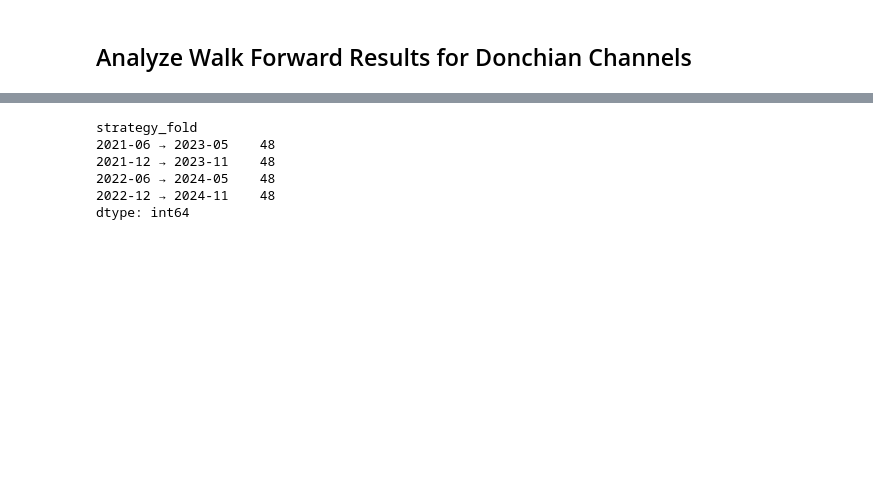
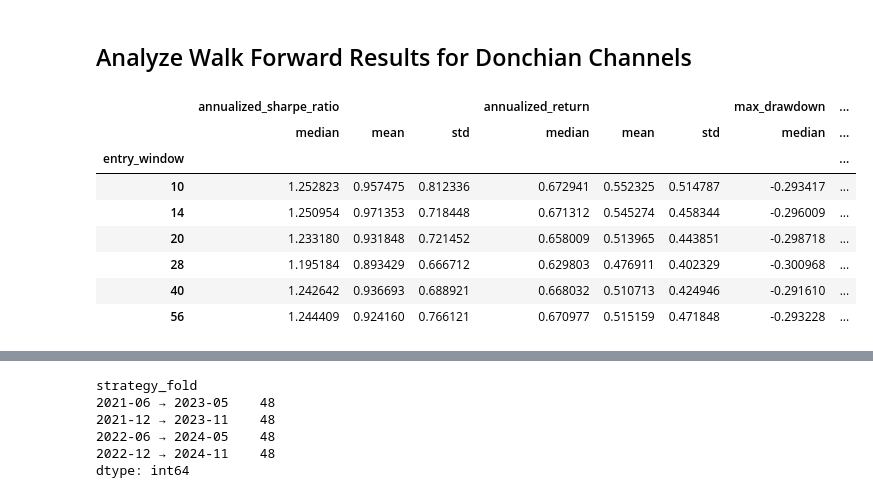
Before and after one commit to adheerchauhan/trend_following, a Jupyter notebook: Trend_Following_Parameter_Optimization_3.ipynb, the cells around one changed output, grey strips where cells are left out. Cells and saved outputs as stored; diff of their text form; code cells hidden in the pictures; blank space fills up the shorter version.

```diff
--- a/Trend_Following_Parameter_Optimization_3.ipynb
+++ b/Trend_Following_Parameter_Optimization_3.ipynb
@@ -1360,4 +1360,24 @@ df_performance.to_pickle('/Users/adheerchauhan/Documents/git/trend_following/tre
 # %%
-out_of_sample_cond = (df_performance['sampling_category'] == 'out_sample')
-df_performance_os = df_performance[out_of_sample_cond]
-df_performance_is = df_performance[~out_of_sample_cond]
+out_of_sample_cond = (df_performance_donchian['sampling_category'] == 'out_sample')
+df_performance_donchian_os = df_performance_donchian[out_of_sample_cond]
+df_performance_donchian_is = df_performance_donchian[~out_of_sample_cond]
+# %%
+agg_dict = {'annualized_sharpe_ratio':['median','mean','std'],
+            'annualized_return':['median','mean','std'],
+            'max_drawdown':['median','mean','std'],
+            'BTC-USD_annualized_sharpe_ratio':['median','mean','std'],
+            'ETH-USD_annualized_sharpe_ratio':['median','mean','std'],
+            'SOL-USD_annualized_sharpe_ratio':['median','mean','std'],
+            'ADA-USD_annualized_sharpe_ratio':['median','mean','std'],
+            'AVAX-USD_annualized_sharpe_ratio':['median','mean','std']}
+df_performance_donchian_is.groupby(['entry_window']).agg(agg_dict)
+# %% [output]
+|  | annualized_sharpe_ratio |  |  | annualized_return |  |  | max_drawdown | ... |
+|  | median | mean | std | median | mean | std | median | ... |
+| entry_window |  |  |  |  |  |  |  | ... |
+| 10 | 1.252823 | 0.957475 | 0.812336 | 0.672941 | 0.552325 | 0.514787 | -0.293417 | ... |
+| 14 | 1.250954 | 0.971353 | 0.718448 | 0.671312 | 0.545274 | 0.458344 | -0.296009 | ... |
+| 20 | 1.233180 | 0.931848 | 0.721452 | 0.658009 | 0.513965 | 0.443851 | -0.298718 | ... |
+| 28 | 1.195184 | 0.893429 | 0.666712 | 0.629803 | 0.476911 | 0.402329 | -0.300968 | ... |
+| 40 | 1.242642 | 0.936693 | 0.688921 | 0.668032 | 0.510713 | 0.424946 | -0.291610 | ... |
+| 56 | 1.244409 | 0.924160 | 0.766121 | 0.670977 | 0.515159 | 0.471848 | -0.293228 | ... |
```
Also changed, not shown: parts of 54 cells of this notebook, 36 other files.
